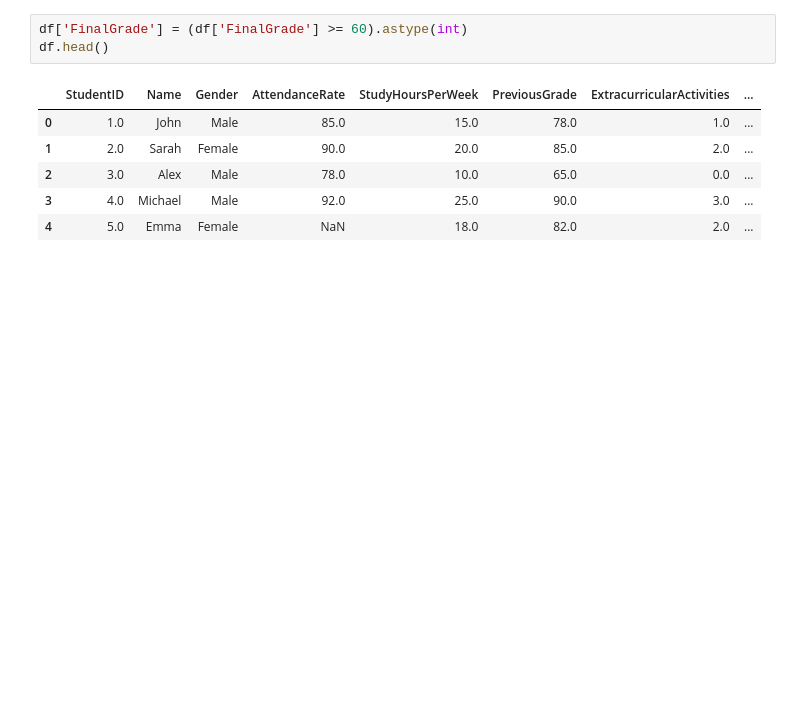
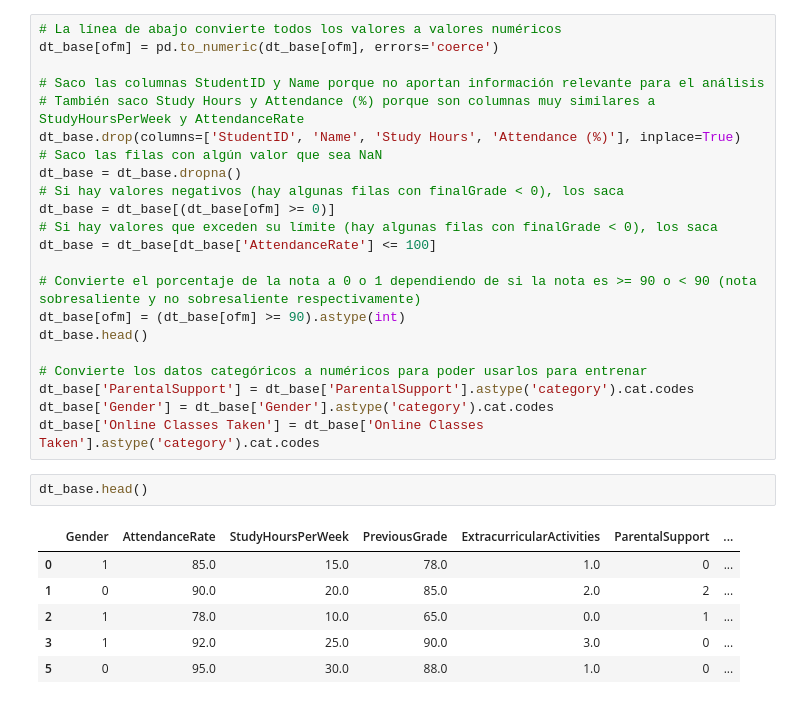
Before and after one commit to Coolfede97/Tecnologias_Exponenciales_2025, a Jupyter notebook: Seminario/datos/TP1.ipynb, the cells around one changed output. Cells and saved outputs as stored; diff of their text form; blank space fills up the shorter version.

```diff
--- a/Seminario/datos/TP1.ipynb
+++ b/Seminario/datos/TP1.ipynb
@@ -18,10 +32,31 @@ Using downloaded and verified file: .\student_performance.csv
 # %%
-df['FinalGrade'] = (df['FinalGrade'] >= 60).astype(int)
-df.head()
+# La línea de abajo convierte todos los valores a valores numéricos
+dt_base[ofm] = pd.to_numeric(dt_base[ofm], errors='coerce')
+
+# Saco las columnas StudentID y Name porque no aportan información relevante para el análisis
+# También saco Study Hours y Attendance (%) porque son columnas muy similares a StudyHoursPerWeek y AttendanceRate
+dt_base.drop(columns=['StudentID', 'Name', 'Study Hours', 'Attendance (%)'], inplace=True)
+# Saco las filas con algún valor que sea NaN
+dt_base = dt_base.dropna()
+# Si hay valores negativos (hay algunas filas con finalGrade < 0), los saca
+dt_base = dt_base[(dt_base[ofm] >= 0)]
+# Si hay valores que exceden su límite (hay algunas filas con finalGrade < 0), los saca
+dt_base = dt_base[dt_base['AttendanceRate'] <= 100]
+
+# Convierte el porcentaje de la nota a 0 o 1 dependiendo de si la nota es >= 90 o < 90 (nota sobresaliente y no sobresaliente respectivamente)
+dt_base[ofm] = (dt_base[ofm] >= 90).astype(int)
+dt_base.head()
+
+# Convierte los datos categóricos a numéricos para poder usarlos para entrenar
+dt_base['ParentalSupport'] = dt_base['ParentalSupport'].astype('category').cat.codes
+dt_base['Gender'] = dt_base['Gender'].astype('category').cat.codes
+dt_base['Online Classes Taken'] = dt_base['Online Classes Taken'].astype('category').cat.codes
-# %% [output]
-|  | StudentID | Name | Gender | AttendanceRate | StudyHoursPerWeek | PreviousGrade | ExtracurricularActivities | ... |
-| 0 | 1.0 | John | Male | 85.0 | 15.0 | 78.0 | 1.0 | ... |
-| 1 | 2.0 | Sarah | Female | 90.0 | 20.0 | 85.0 | 2.0 | ... |
-| 2 | 3.0 | Alex | Male | 78.0 | 10.0 | 65.0 | 0.0 | ... |
-| 3 | 4.0 | Michael | Male | 92.0 | 25.0 | 90.0 | 3.0 | ... |
-| 4 | 5.0 | Emma | Female | NaN | 18.0 | 82.0 | 2.0 | ... |
+# %%
+dt_base.head()
+# %% [output]
+|  | Gender | AttendanceRate | StudyHoursPerWeek | PreviousGrade | ExtracurricularActivities | ParentalSupport | ... |
+| 0 | 1 | 85.0 | 15.0 | 78.0 | 1.0 | 0 | ... |
+| 1 | 0 | 90.0 | 20.0 | 85.0 | 2.0 | 2 | ... |
+| 2 | 1 | 78.0 | 10.0 | 65.0 | 0.0 | 1 | ... |
+| 3 | 1 | 92.0 | 25.0 | 90.0 | 3.0 | 0 | ... |
+| 5 | 0 | 95.0 | 30.0 | 88.0 | 1.0 | 0 | ... |
```
Also changed, not shown: parts of 11 cells of this notebook, 1 other file.
